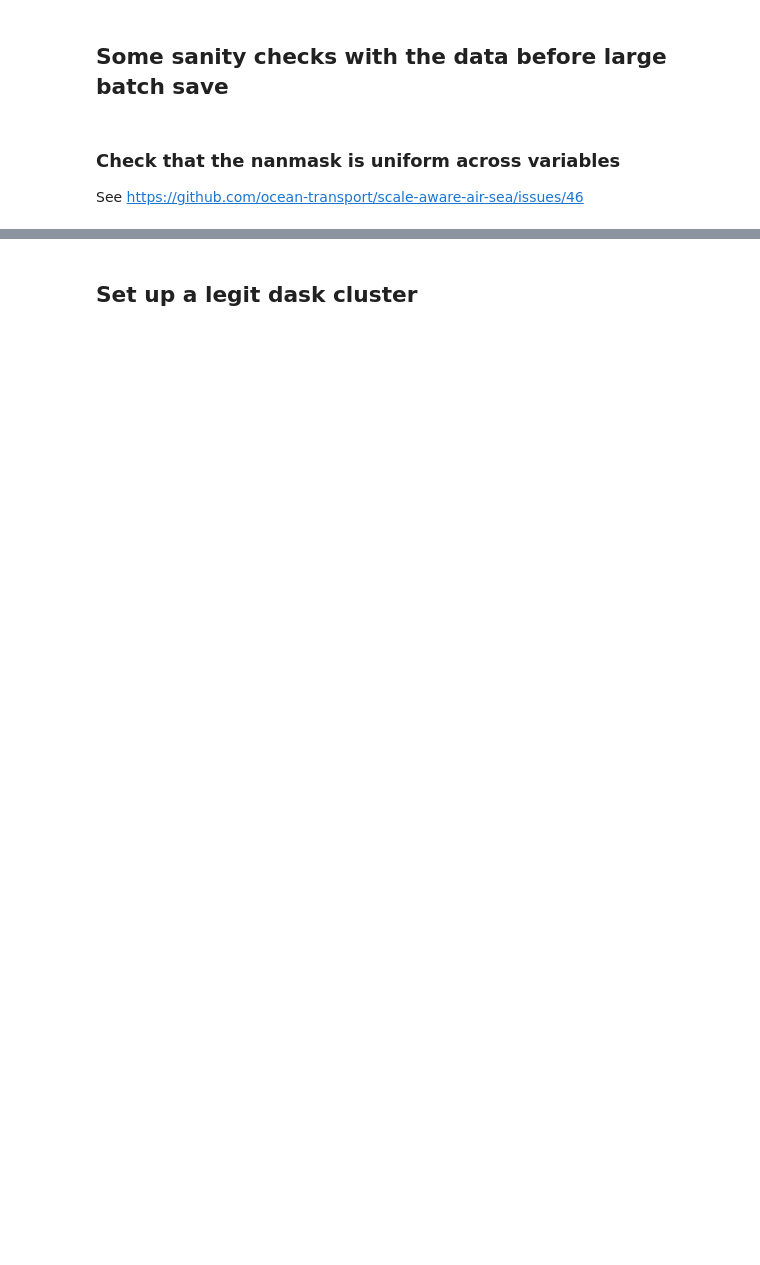
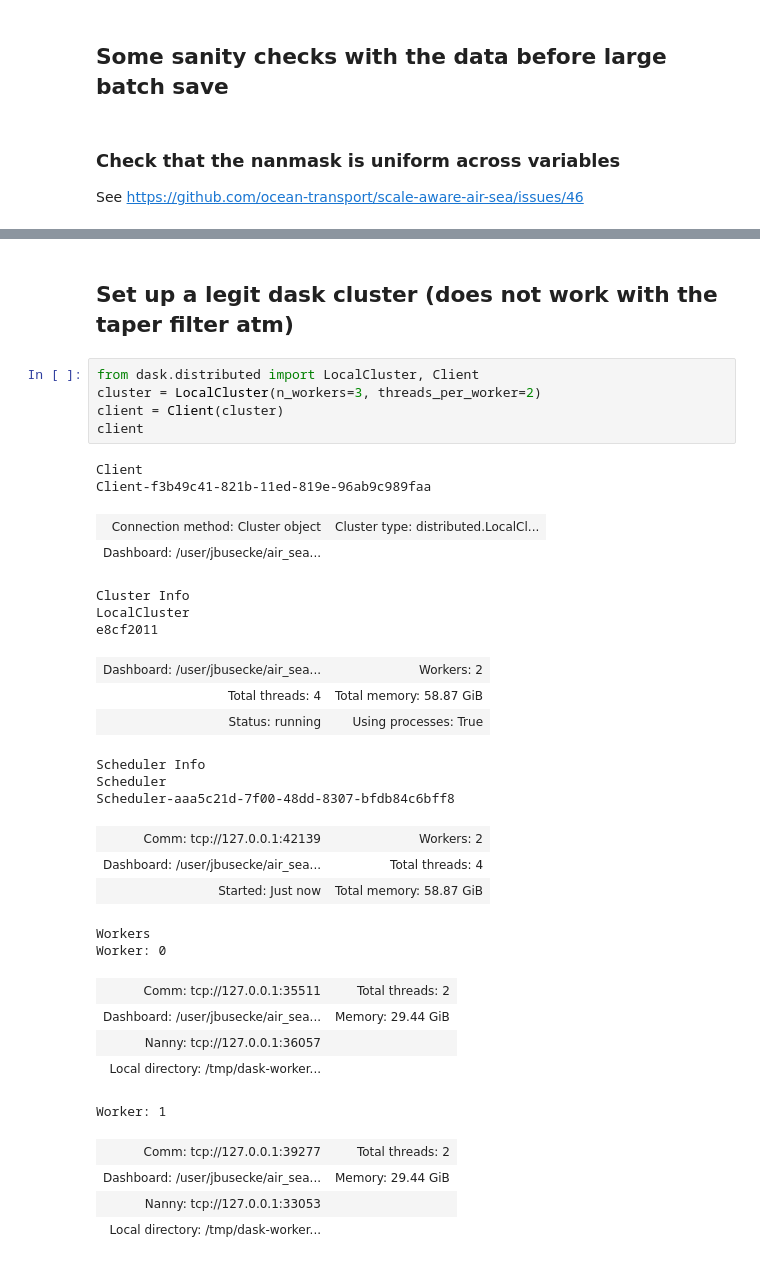
Before and after one commit to ocean-transport/scale-aware-air-sea, a Jupyter notebook: pipeline/cm26_combine_filter_inputs.ipynb, the cells around one changed output, grey strips where cells are left out. Drawn from its saved outputs; the diff is of its cells as text; blank space fills up the shorter version.

```diff
--- a/pipeline/cm26_combine_filter_inputs.ipynb
+++ b/pipeline/cm26_combine_filter_inputs.ipynb
@@ -162,3 +170,36 @@ ds_save.nbytes/1e12
 # %% [markdown]
-## Set up a legit dask cluster
+## Set up a legit dask cluster (does not work with the taper filter atm)
+# %%
+from dask.distributed import LocalCluster, Client
+cluster = LocalCluster(n_workers=3, threads_per_worker=2)
+client = Client(cluster)
+client
+# %% [output]
+Client
+Client-f3b49c41-821b-11ed-819e-96ab9c989faa
+| Connection method: Cluster object | Cluster type: distributed.LocalCl... |
+| Dashboard: /user/jbusecke/air_sea... |  |
+Cluster Info
+LocalCluster
+e8cf2011
+| Dashboard: /user/jbusecke/air_sea... | Workers: 2 |
+| Total threads: 4 | Total memory: 58.87 GiB |
+| Status: running | Using processes: True |
+Scheduler Info
+Scheduler
+Scheduler-aaa5c21d-7f00-48dd-8307-bfdb84c6bff8
+| Comm: tcp://127.0.0.1:42139 | Workers: 2 |
+| Dashboard: /user/jbusecke/air_sea... | Total threads: 4 |
+| Started: Just now | Total memory: 58.87 GiB |
+Workers
+Worker: 0
+| Comm: tcp://127.0.0.1:35511 | Total threads: 2 |
+| Dashboard: /user/jbusecke/air_sea... | Memory: 29.44 GiB |
+| Nanny: tcp://127.0.0.1:36057 |  |
+| Local directory: /tmp/dask-worker... |  |
+Worker: 1
+| Comm: tcp://127.0.0.1:39277 | Total threads: 2 |
+| Dashboard: /user/jbusecke/air_sea... | Memory: 29.44 GiB |
+| Nanny: tcp://127.0.0.1:33053 |  |
+| Local directory: /tmp/dask-worker... |  |
 # %%
```
Also changed, not shown: parts of 11 cells of this notebook, 8 other files.
